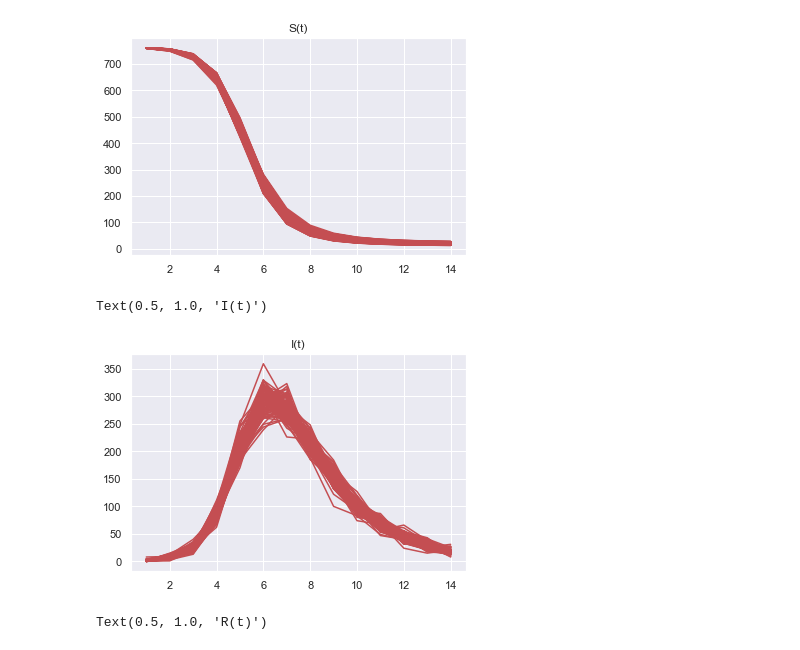
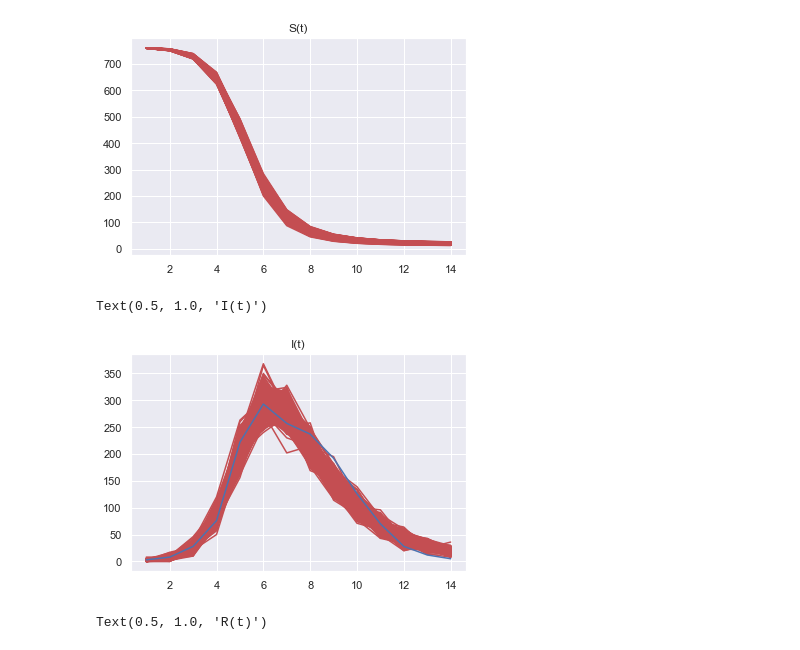
Before and after one commit to jear2412/BUQ-ODEsMCMC, a Jupyter notebook: BBS/BBSSIR.ipynb, the cells around one changed output. Cells and saved outputs as stored; diff of their text form; code cells hidden in the pictures.

```diff
--- a/BBS/BBSSIR.ipynb
+++ b/BBS/BBSSIR.ipynb
@@ -180,12 +164,13 @@ plt.title('S(t)')
 Text(0.5, 1.0, 'S(t)')
 [figure]
 # %%
-for i in range(0,100):
+for i in range(0,500):
     plt.plot(t,pd.DataFrame.to_numpy(Irep.sample(1)).transpose(), 'r')
+plt.plot(t,yt)
 plt.title('I(t)')
 # %% [output]
 Text(0.5, 1.0, 'I(t)')
-[figure, old version]
+[figure, new version]
 # %%
 for i in range(0,100):
     plt.plot(t,pd.DataFrame.to_numpy(Rrep.sample(1)).transpose(), 'r')
```
Also changed, not shown: parts of 16 cells of this notebook, 2 other files.
